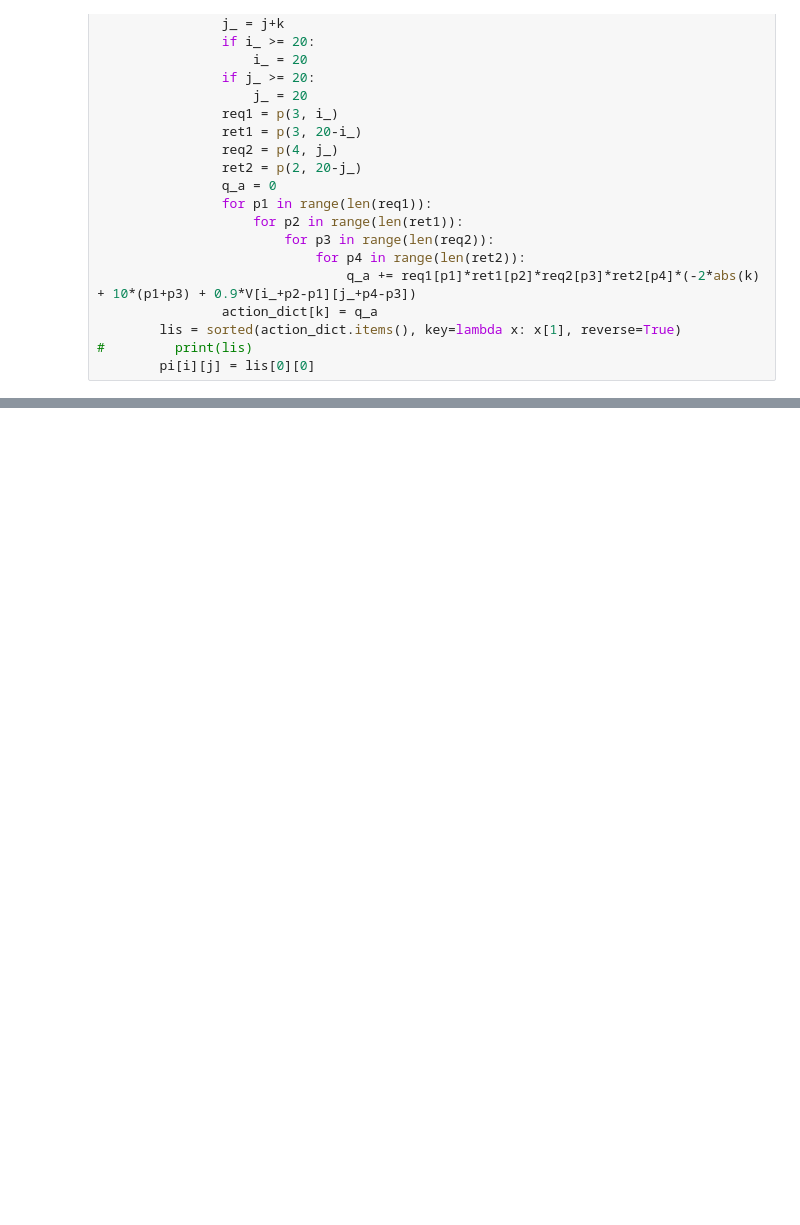
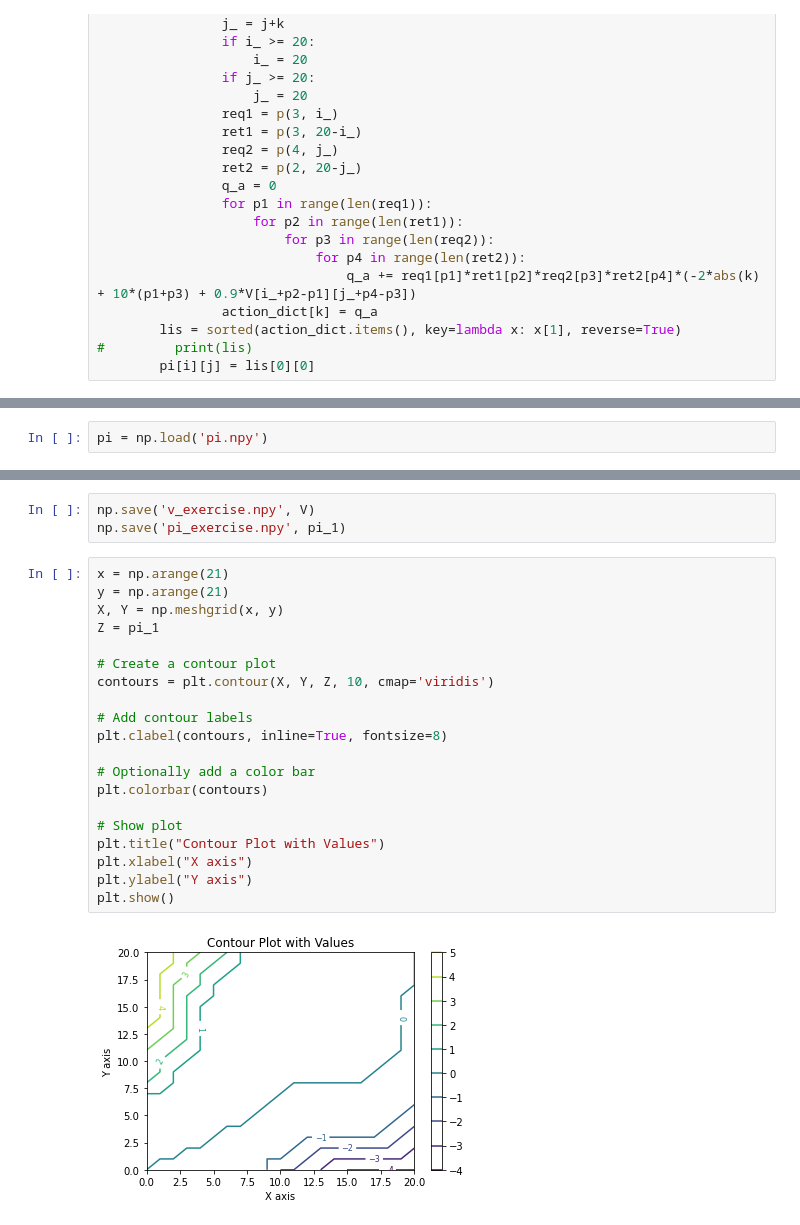
Before and after one commit to balaji1029/reinforcement-learning-sos, a Jupyter notebook: iterative_policy_evaluation.ipynb, the cells around one changed output, grey strips where cells are left out. Saved outputs shown, nothing was run; the diff lists cells and outputs as text; blank space fills up the shorter version.

```diff
--- a/iterative_policy_evaluation.ipynb
+++ b/iterative_policy_evaluation.ipynb
@@ -253,0 +349,2 @@ plt.show()
+# %%
+pi = np.load('pi.npy')
@@ -253,0 +597,25 @@ plt.show()
+# %%
+np.save('v_exercise.npy', V)
+np.save('pi_exercise.npy', pi_1)
+# %%
+x = np.arange(21)
+y = np.arange(21)
+X, Y = np.meshgrid(x, y)
+Z = pi_1
+
+# Create a contour plot
+contours = plt.contour(X, Y, Z, 10, cmap='viridis')
+
+# Add contour labels
+plt.clabel(contours, inline=True, fontsize=8)
+
+# Optionally add a color bar
+plt.colorbar(contours)
+
+# Show plot
+plt.title("Contour Plot with Values")
+plt.xlabel("X axis")
+plt.ylabel("Y axis")
+plt.show()
+# %% [output]
+[figure, added]
```
Also changed, not shown: parts of 16 cells of this notebook, 5 other files.
